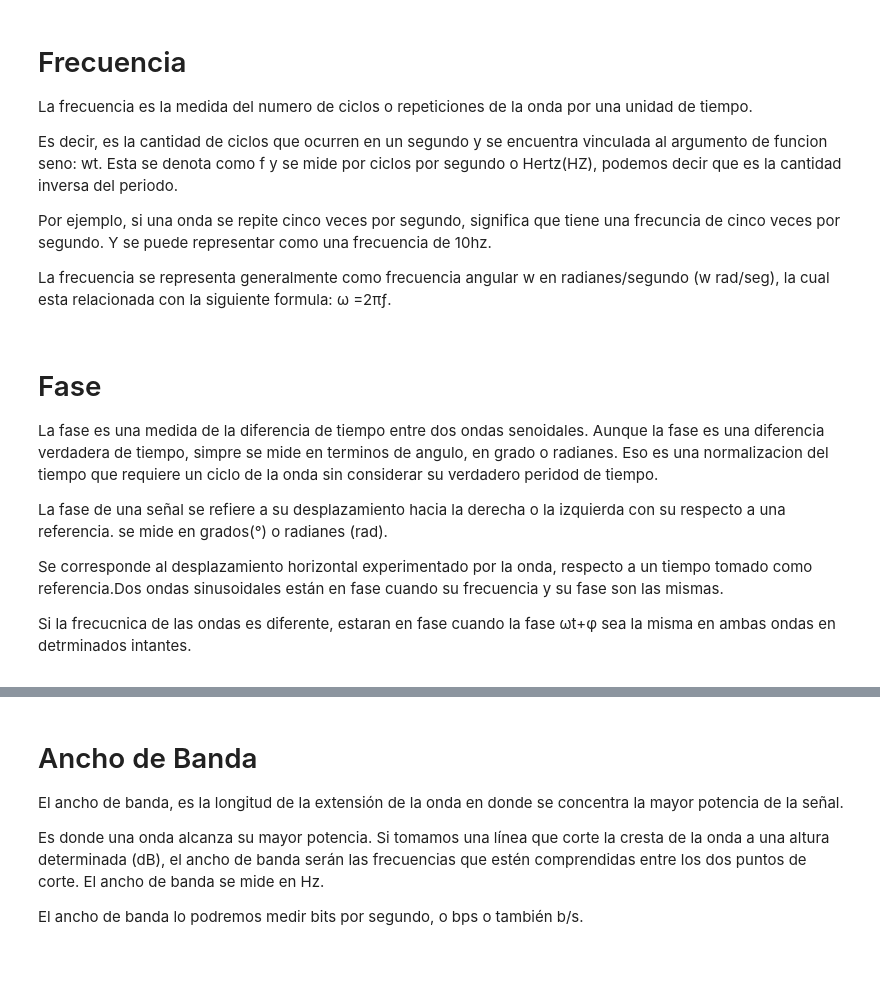
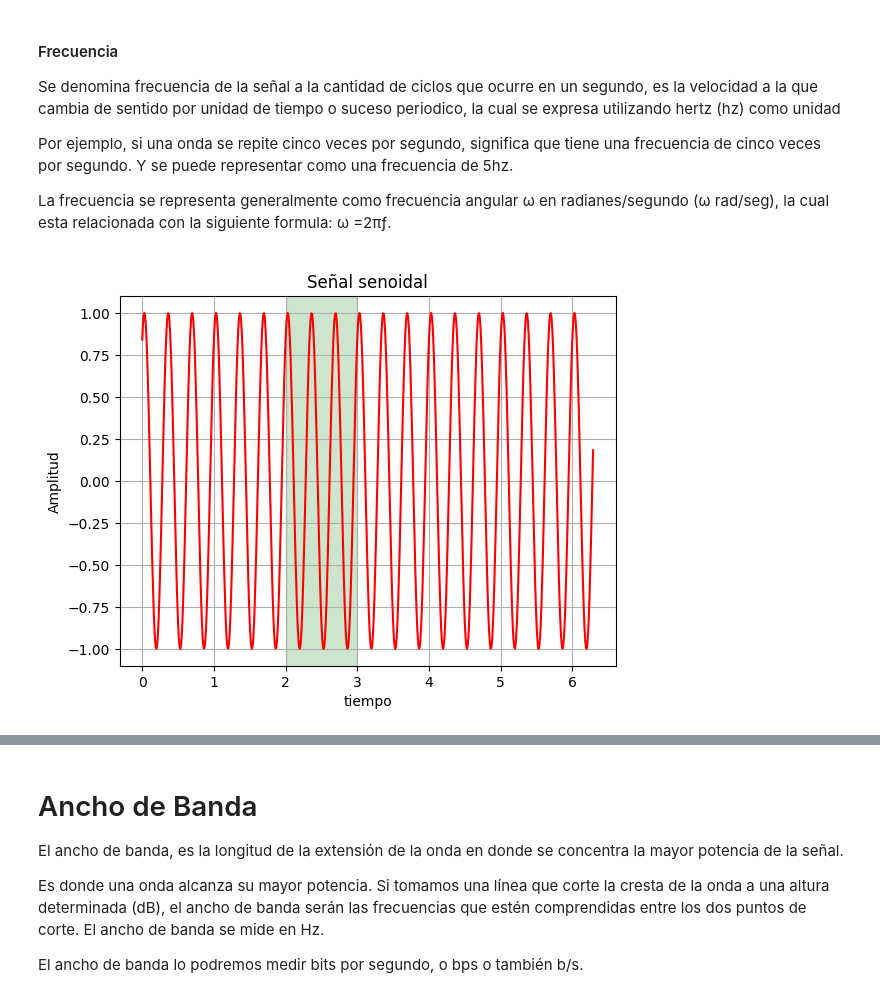
Before and after one commit to SaulG21/Lab7Networking22O, a Jupyter notebook: signal/Aldo/FrecuenciaFase.ipynb, the cells around one changed output, grey strips where cells are left out. Drawn from its saved outputs; the diff is of its cells as text; code cells hidden in the pictures; blank space fills up the shorter version.

Commit message:
Agrguemos codigo de frecuencia y fase, modificacion de texo

```diff
--- a/signal/Aldo/FrecuenciaFase.ipynb
+++ b/signal/Aldo/FrecuenciaFase.ipynb
@@ -1,21 +1,29 @@
 # %% [markdown]
-<h1>Frecuencia</h1>
-<p>La frecuencia es la medida del numero de ciclos o repeticiones de la onda por una unidad de tiempo.
+<h4>Frecuencia</h4>
+<p>
+Se denomina frecuencia de la señal a la cantidad de ciclos que ocurre en un segundo, es la velocidad a la que cambia de sentido por unidad de tiempo o suceso periodico, la cual se expresa utilizando hertz (hz) como unidad
 
-Es decir, es la cantidad de ciclos que ocurren en un segundo y se encuentra vinculada al argumento de funcion seno: wt.
-Esta se denota como f y se mide por ciclos por segundo o Hertz(HZ), podemos decir que es la cantidad inversa del periodo.
+Por ejemplo, si una onda se repite cinco veces por segundo, significa que tiene una frecuencia de cinco veces por segundo. Y se puede representar como una frecuencia de 5hz.
 
-Por ejemplo, si una onda se repite cinco veces por segundo, significa que tiene una frecuncia de cinco veces por segundo. Y se puede representar como una frecuencia de 10hz.
-
-La frecuencia se representa generalmente como frecuencia angular w en radianes/segundo (w rad/seg), la cual esta relacionada con la siguiente formula:  ω =2πƒ.
+La frecuencia se representa generalmente como frecuencia angular ω en radianes/segundo (ω rad/seg), la cual esta relacionada con la siguiente formula:  ω =2πƒ.
 </p>
-# %% [markdown]
-<h1>Fase</h1>
-<p> La fase es una medida de la diferencia de tiempo entre dos ondas senoidales. Aunque la fase es una diferencia verdadera de tiempo, simpre se mide en terminos de angulo, en grado o radianes. Eso es una normalizacion del tiempo que requiere un ciclo de la onda sin considerar su verdadero peridod de tiempo.
-
-La fase de una señal se refiere a su desplazamiento hacia la derecha o la izquierda con su respecto a una referencia. se mide en grados(°) o radianes (rad).
-
-Se corresponde al desplazamiento horizontal experimentado por la onda, respecto a un tiempo tomado como referencia.Dos ondas sinusoidales están en fase cuando su frecuencia y su fase son las mismas.
-
-Si la frecucnica de las ondas es diferente, estaran en fase cuando la fase ωt+φ sea la misma en ambas ondas en detrminados intantes.
-</p>
+# %%
+#Script
+import matplotlib.pyplot as pl
+from numpy import arange, sin, pi
+
+amplitud = 1
+frecuencia = 3   # <---- Modificar el valor de la frecuencia para cambiar la gráfica
+fase = 1
+
+x = arange(0.0, 2*pi+0.01, 0.01)
+y = amplitud*sin(2*pi*frecuencia*x + fase)
+pl.axvspan(2, 3, color='green',alpha=0.2)
+pl.plot(x, y, color="red")
+pl.grid("true")
+pl.title("Señal senoidal")
+pl.ylabel("Amplitud")
+pl.xlabel("tiempo")
+pl.show()
+# %% [output]
+[figure, added]
```
Also changed, not shown: parts of 2 cells of this notebook.
